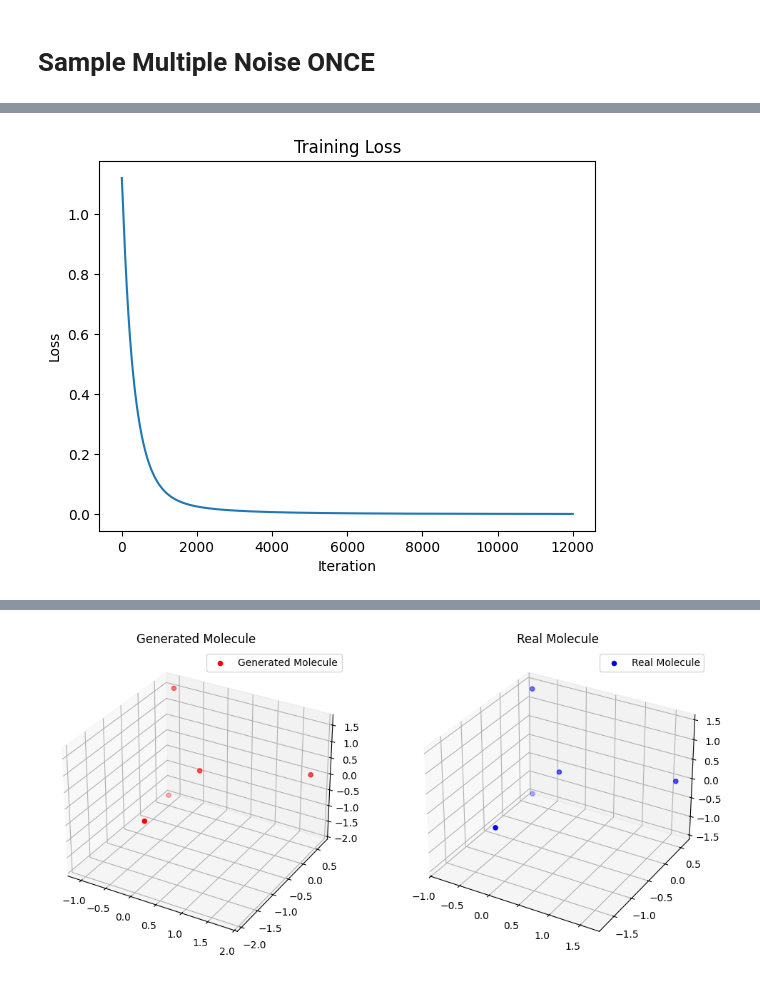
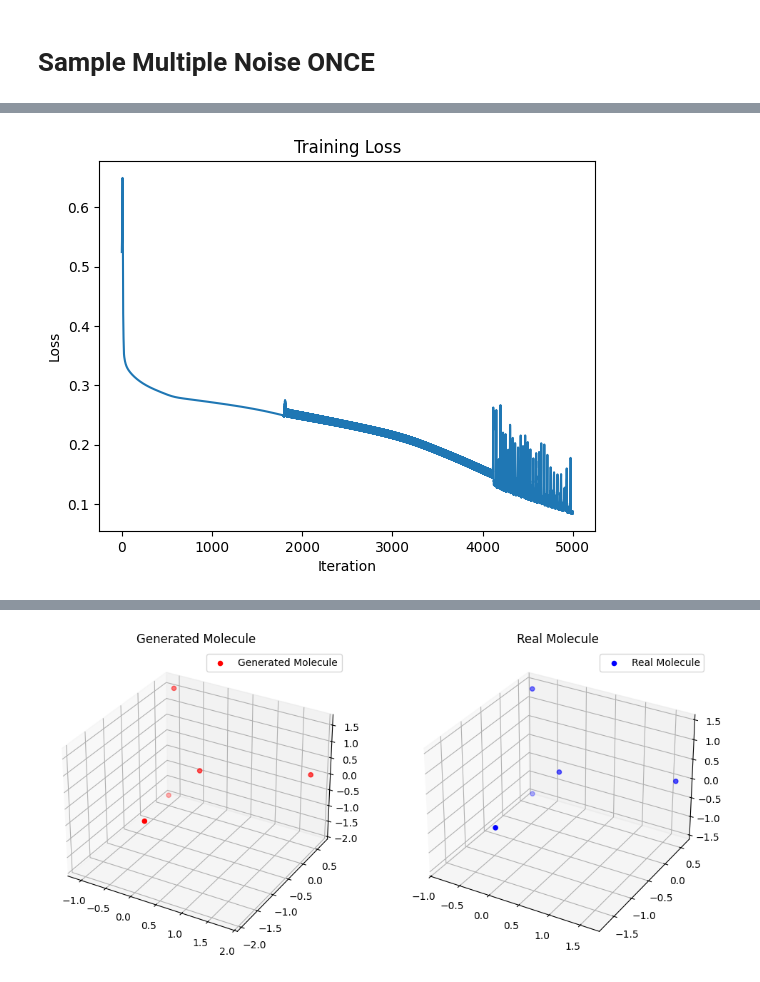
Before and after one commit to edovergna/equi-drifting, a Jupyter notebook: notebooks/gnn_experiment.ipynb, the cells around one changed output, grey strips where cells are left out. Drawn from its saved outputs; the diff is of its cells as text; code cells hidden in the pictures.

Commit message:
Improve plotting further

```diff
--- a/notebooks/gnn_experiment.ipynb
+++ b/notebooks/gnn_experiment.ipynb
@@ -583,10 +612,19 @@ visualize_progression_with_real(
 import torch
 import torch.nn.functional as F
 
+N_GEN_MOLS = 10
 
-NUM_ITERS = 12000
-N_GEN_MOLS = 10
-LR = 0.005
+NUM_ATOM_TYPES = 5
+NUM_BLOCKS = 1
+HIDDEN_NF = 32
+TANH_COORD_UPDATES = False
+ATTENTION = False
+AGGR_TYPE = "sum"
+
+NUM_ITERS = 5000
+LR = 0.02
+
+device = torch.device("cuda" if torch.cuda.is_available() else "cpu")
 
 real_mol = dataset[0]
 print(f"Number of nodes: {real_mol.num_nodes}")
@@ -594,39 +632,69 @@ real_pos = real_mol.pos
 # Zero center the real molecule positions
 real_pos = real_pos - real_pos.mean(dim=0)
 real_pos = real_pos / real_pos.std(dim=0)
-print(f"Center of mass of real molecule positions: {real_pos.mean(dim=0)}")
-print(f"Std of real molecule positions: {real_pos.std(dim=0)}")
-real_pos = real_pos.flatten()
+real_pos = real_pos.to(device)
 
+real_types = real_mol.real_atom_types
+real_types = real_types.to(device)
+
+real_mol_combined = torch.cat([real_pos, real_types], dim=1)
+
+real_types_flattened = real_types.view(1, -1)
+real_pos_flattened = real_pos.view(1, -1)
 
 # Instantiate model and optimizer
-model = DummyModel(num_nodes=real_mol.num_nodes)
+model = EGNN(
+    num_atom_types=NUM_ATOM_TYPES,
+    num_blocks=NUM_BLOCKS,
+    hidden_nf=HIDDEN_NF,
+    attention=ATTENTION,
+    tanh_coord_updates=TANH_COORD_UPDATES,
+    aggr_type=AGGR_TYPE,
+)
+model = model.to(device)
 optimizer = torch.optim.SGD(model.parameters(), lr=LR)
 
-# Sample noise once but for multiple molecules
+# Sample noise once with the same shape
 # as the real molecules
-# This is the logic in sample noise above
-# We keep this here to be explicit about debugging prints
-noise = torch.randn((N_GEN_MOLS * real_mol.num_nodes, 3))
-batch_vec = torch.arange(N_GEN_MOLS).repeat_interleave(real_mol.num_nodes)
-noise = center_positions_per_mol(noise, batch_vec)
-noise = noise / noise.std(dim=0)
-print(f"Center of mass of noise: {global_mean_pool(noise, batch_vec).mean(dim=0)}")
-print(f"Std of noise: {noise.std(dim=0)}")
-print()
-noise = noise.view(N_GEN_MOLS, -1)
+batch_vec = torch.arange(N_GEN_MOLS, device=device).repeat_interleave(real_mol.num_nodes)
+pos_noise = torch.randn((N_GEN_MOLS * real_mol.num_nodes, 3), device=device)
+pos_noise = center_positions_per_mol(pos_noise, batch_vec)
+pos_noise = pos_noise / pos_noise.std(dim=0)
+type_noise = torch.randn((N_GEN_MOLS * real_mol.num_nodes, NUM_ATOM_TYPES), device=device)
+
+combined_noise = torch.cat([pos_noise, type_noise], dim=1)
+
+dense_edge_index = real_mol.dense_edge_index
+edge_index_list = []
+for offset in range(N_GEN_MOLS):
+    offset_edge_index = dense_edge_index + offset * real_mol.num_nodes
+    edge_index_list.append(offset_edge_index)
+dense_edge_index = torch.cat(edge_index_list, dim=1)
+dense_edge_index = dense_edge_index.to(device)
 
 loss_list = []
 for iter in range(NUM_ITERS):
     optimizer.zero_grad()
-    gen_mol = model(noise)
-    V = compute_drifting_field(gen_mol, real_pos.unsqueeze(0))
-    gen_mol_drifted = (gen_mol + V).detach()
-    loss = F.mse_loss(gen_mol_drifted, gen_mol)
+    gen_pos, gen_types = model(pos_noise, type_noise, dense_edge_index)
+    gen_mol_combined = torch.cat([gen_pos, gen_types], dim=-1)
+
+    # Reshape to get right positions
+    gen_pos = gen_pos.view(N_GEN_MOLS, -1)
+    gen_types = gen_types.view(N_GEN_MOLS, -1)
+
+    V_pos = compute_drifting_field(gen_pos, real_pos_flattened)
+    V_types = compute_drifting_field(gen_types, real_types_flattened)
+
+    V_pos = V_pos.view(N_GEN_MOLS * real_mol.num_nodes, 3)
+    V_types = V_types.view(N_GEN_MOLS * real_mol.num_nodes, NUM_ATOM_TYPES)
+    V_combined = torch.cat([V_pos, V_types], dim=-1)
+
+    gen_mol_drifted = (gen_mol_combined + V_combined).detach()
+    loss = F.mse_loss(gen_mol_drifted, gen_mol_combined)
     loss.backward()
     optimizer.step()
     loss_list.append(loss.mean().item())
-    if (iter + 1) % 500 == 0:
+    if (iter + 1) % 100 == 0:
         print(f"Iter {iter}: Loss = {loss.mean().item()}")
 
 plot_loss(loss_list)
@@ -651 +719 @@ Iter 11999: Loss = 0.0003823880688287318
-[figure, old version]
+[figure, new version]
```
Also changed, not shown: parts of 5 cells of this notebook.
